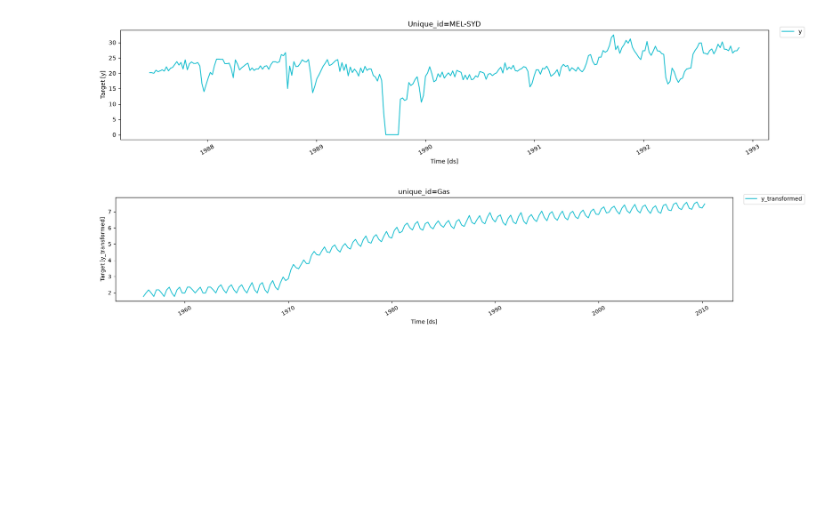
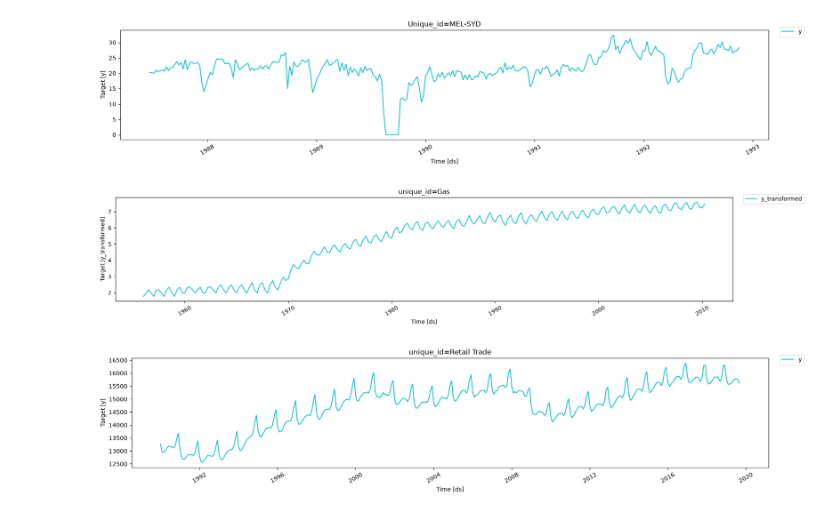
Before and after one commit to DinithBJayalath/ms-time-series, a Jupyter notebook: fpp-book/graphing.ipynb, the cells around one changed output. Saved outputs shown, nothing was run; the diff lists cells and outputs as text; code cells hidden in the pictures; blank space fills up the shorter version.

```diff
--- a/fpp-book/graphing.ipynb
+++ b/fpp-book/graphing.ipynb
@@ -112,3 +112,11 @@ df = aus_gas.assign(y_transformed=boxcox(y,optimal_lambda))
 plot_series_utils(df, target_col="y_transformed")
 # %% [output]
 [figure]
+# %%
+us_employment = pd.read_csv("../data/fppp/us_employment.csv", parse_dates=["ds"])
+us_retail_employment = us_employment.loc[lambda x:
+    (x["unique_id"] == "Retail Trade") & (x["ds"] >= "1990")
+]
+plot_series_utils(us_retail_employment)
+# %% [output]
+[figure, added]
```
Also changed, not shown: parts of 2 cells of this notebook.
